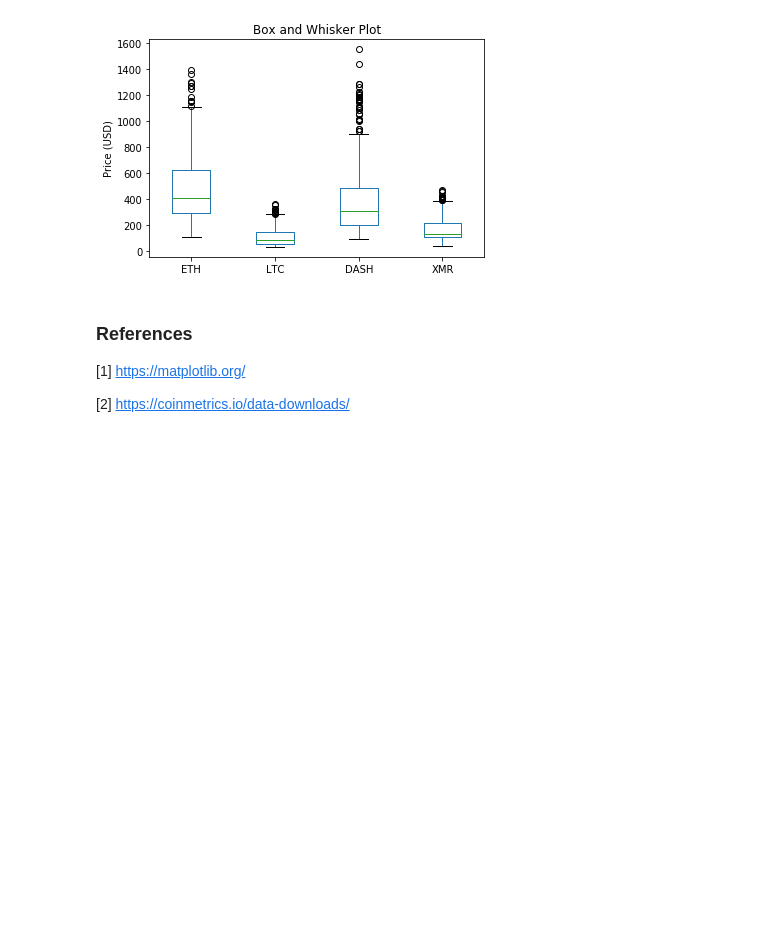
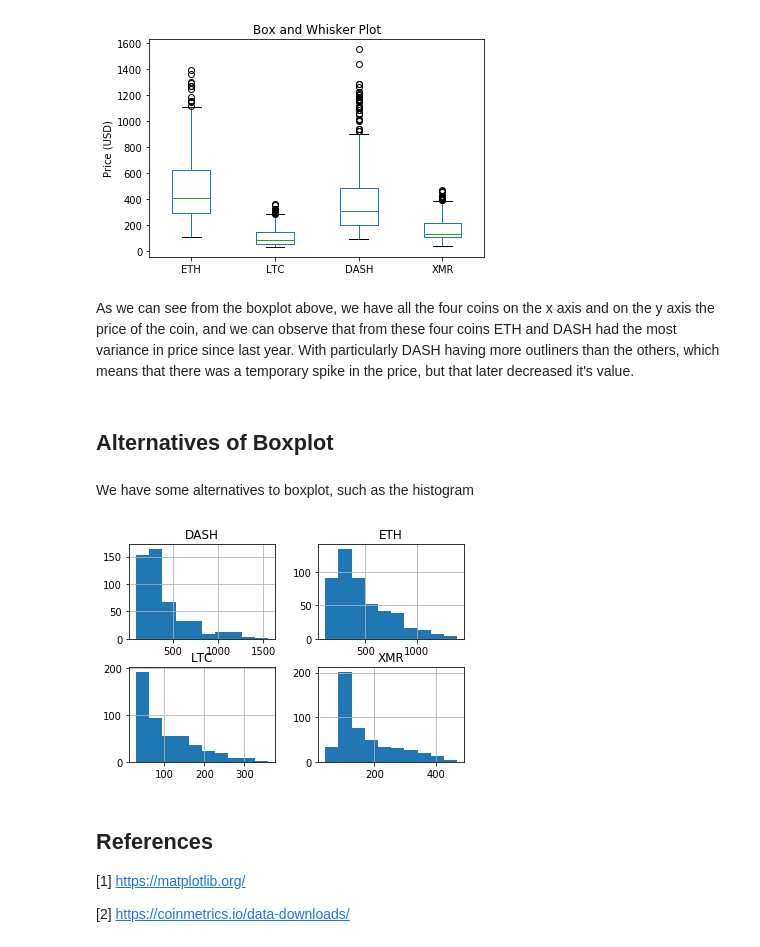
Before and after one commit to strokk/Matplotlib-Boxplot, a Jupyter notebook: Matplotlib-boxplot.ipynb, the cells around one changed output. Cells and saved outputs as stored; diff of their text form; code cells hidden in the pictures; blank space fills up the shorter version.

```diff
--- a/Matplotlib-boxplot.ipynb
+++ b/Matplotlib-boxplot.ipynb
@@ -104,8 +105,19 @@ plt.ylabel('Price (USD)')
 plt.show()
 # %% [output]
 [figure]
+# %% [markdown]
+As we can see from the boxplot above, we have all the four coins on the x axis and on the y axis the price of the coin, and we can observe that from these four coins ETH and DASH had the most variance in price since last year. With particularly DASH having more outliners than the others, which means that there was a temporary spike in the price, but that later decreased it's value.
+# %% [markdown]
+## Alternatives of Boxplot
+# %% [markdown]
+We have some alternatives to boxplot, such as the histogram
+# %%
+dataset.hist()
+plt.show()
+# %% [output]
+[figure, added]
 # %% [markdown]
-### References
+## References
 
 [1] https://matplotlib.org/
 
```
Also changed, not shown: parts of 2 cells of this notebook.
